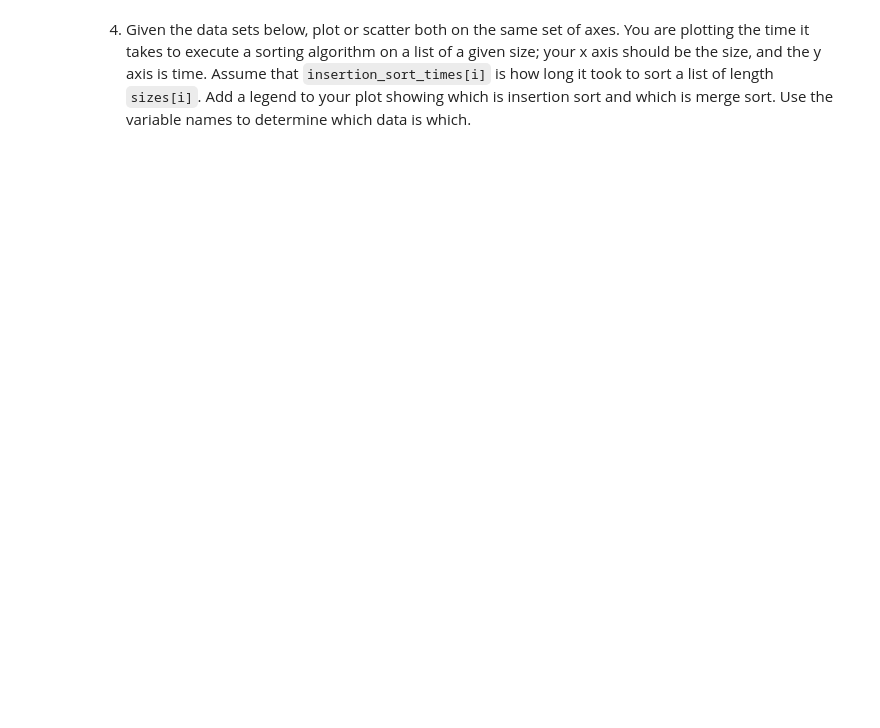
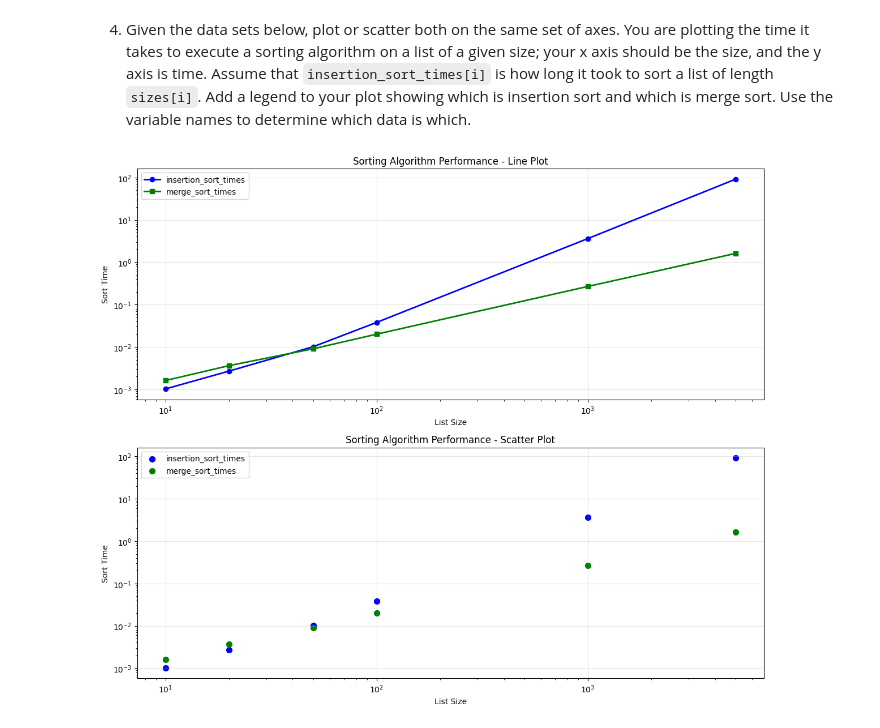
Before and after one commit to AdriannaWebb/pyplot, a Jupyter notebook: pyplot.ipynb, the cells around one changed output. Cells and saved outputs as stored; diff of their text form; code cells hidden in the pictures; blank space fills up the shorter version.

```diff
--- a/pyplot.ipynb
+++ b/pyplot.ipynb
@@ -74,0 +98,37 @@ merge_sort_times = [0.00161889999999687, 0.003635600000009731, 0.009065500000005
+# %%
+sizes = [10, 20, 50, 100, 1000, 5000]
+insertion_sort_times = [0.0010252999999999998, 0.0027026999999999954, 0.010147200000000002, 0.0381137, 3.6303399, 91.2180796]
+merge_sort_times = [0.00161889999999687, 0.003635600000009731, 0.0090655000000055, 0.020108000000007564, 0.2687474000000094, 1.6147050999999948]
+
+
+# Create two separate plots for the sorting data
+plt.figure(figsize=(12, 10))
+
+# Line plot
+plt.subplot(2, 1, 1)
+plt.plot(sizes, insertion_sort_times, 'o-', label='insertion_sort_times', color='blue', linewidth=2)
+plt.plot(sizes, merge_sort_times, 's-', label='merge_sort_times', color='green', linewidth=2)
+plt.title('Sorting Algorithm Performance - Line Plot')
+plt.xlabel('List Size')
+plt.ylabel('Sort Time')
+plt.legend()
+plt.yscale('log')
+plt.xscale('log')
+plt.grid(True, alpha=0.3)
+
+# Scatter plot
+plt.subplot(2, 1, 2)
+plt.scatter(sizes, insertion_sort_times, label='insertion_sort_times', color='blue', s=50)
+plt.scatter(sizes, merge_sort_times, label='merge_sort_times', color='green', s=50)
+plt.title('Sorting Algorithm Performance - Scatter Plot')
+plt.xlabel('List Size')
+plt.ylabel('Sort Time')
+plt.legend()
+plt.yscale('log')
+plt.xscale('log')
+plt.grid(True, alpha=0.3)
+
+plt.tight_layout()
+plt.show()
+# %% [output]
+[figure, added]
```
Also changed, not shown: parts of 2 cells of this notebook.
